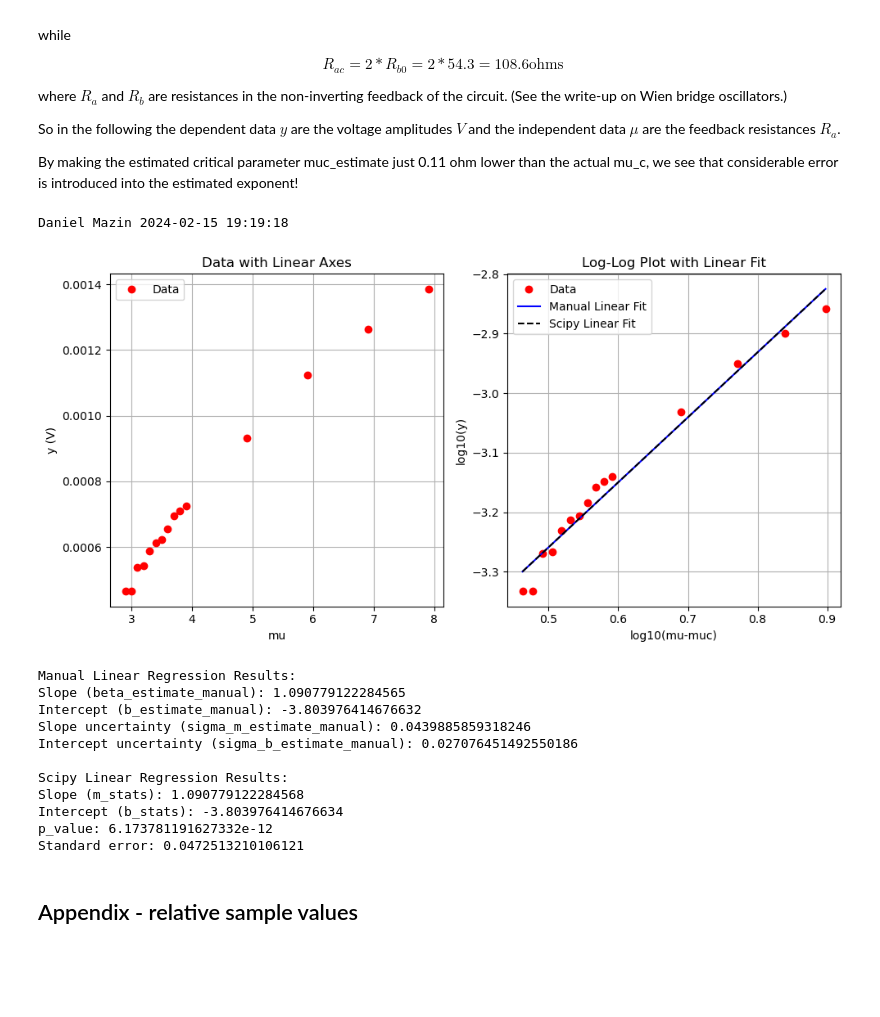
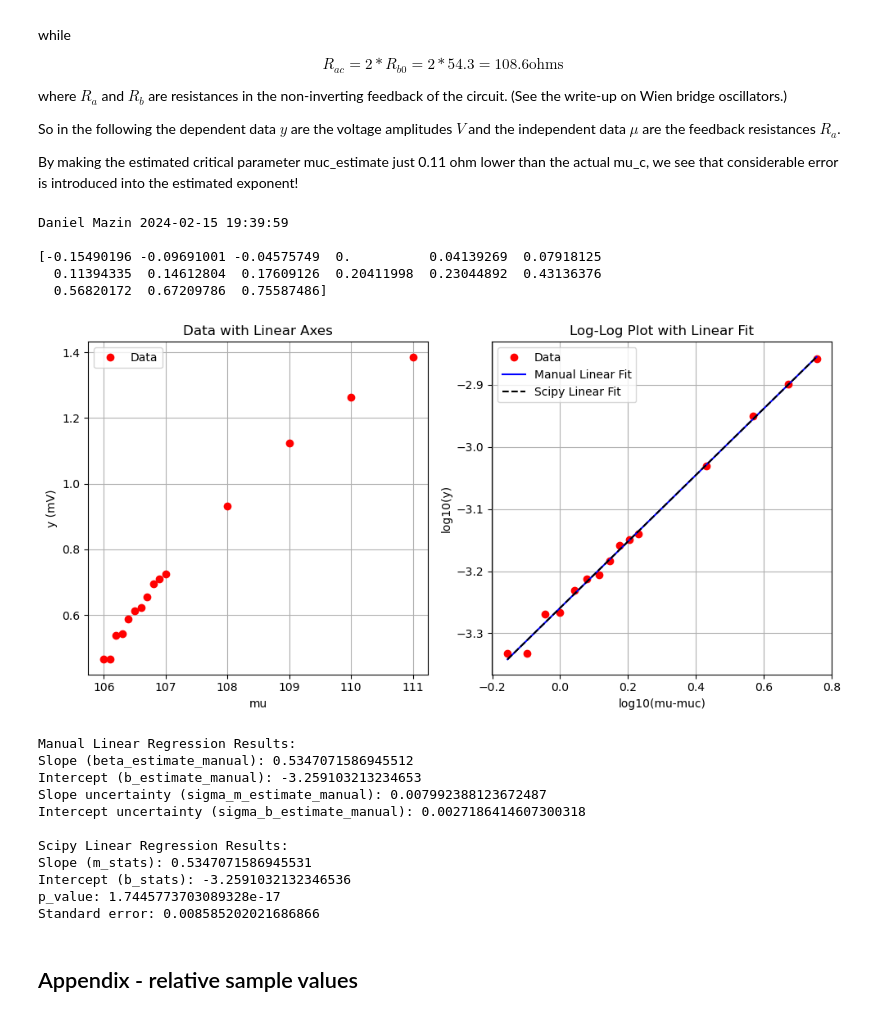
Before and after one commit to MazinDan/NonLinearOscillator, a Jupyter notebook: MessingWithPowerLaws.ipynb, the cells around one changed output. Drawn from its saved outputs; the diff is of its cells as text; code cells hidden in the pictures; blank space fills up the shorter version.

```diff
--- a/MessingWithPowerLaws.ipynb
+++ b/MessingWithPowerLaws.ipynb
@@ -54,13 +54,15 @@ print(my_name, datetime.datetime.now().strftime(time_stamp_format), '\n')
 data = np.loadtxt("Nonlinear-Ave-goofy.csv", delimiter=",", skiprows=1)
 
 # Extract data columns
-mudata = data[:, 0] - 103.1  # Subtracting the critical resistance
+mudata = data[:, 0] - 105.3  # Subtracting the critical resistance
 ydata = data[:, 1] / 1000.0   # Dividing by 1000 to convert from mV to V
 
 # Calculate necessary parameters based on data
 Ndata = len(mudata)
 logmudata = np.log10(mudata)
 logydata = np.log10(ydata)
+
+print (logmudata)
 
 # Perform manual linear regression
 logmuav = np.mean(logmudata)
@@ -84,52 +86,56 @@ plt.figure(figsize=(10, 5))
 
 # Plot the data with linear axes
 plt.subplot(1, 2, 1)
-plt.plot(mudata, ydata, 'ro', label='Data')
+plt.plot(mudata + 105.3, ydata * 1000, 'ro', label='Data')
 plt.xlabel('mu')
-plt.ylabel('y (V)')
+plt.ylabel('y (mV)')
 plt.title('Data with Linear Axes')
 plt.legend()
 plt.grid(True)
 
 # Plot the log-log data with linear fit line
 plt.subplot(1, 2, 2)
 plt.plot(logmudata, logydata, 'ro', label='Data')
 plt.plot(logmudata, m_estimate_manual * logmudata + b_estimate_manual, 'b-', label='Manual Linear Fit')
 plt.plot(logmudata, m_stats * logmudata + b_stats, 'k--', label='Scipy Linear Fit')
 plt.xlabel('log10(mu-muc)')
 plt.ylabel('log10(y)')
 plt.title('Log-Log Plot with Linear Fit')
 plt.legend()
 plt.grid(True)
 
 plt.tight_layout()
 plt.show()
 
 # Output results
 print('Manual Linear Regression Results:')
 print('Slope (beta_estimate_manual):', m_estimate_manual)
 print('Intercept (b_estimate_manual):', b_estimate_manual)
 print('Slope uncertainty (sigma_m_estimate_manual):', sigma_m_estimate_manual)
 print('Intercept uncertainty (sigma_b_estimate_manual):', sigma_b_estimate_manual)
 print('\nScipy Linear Regression Results:')
 print('Slope (m_stats):', m_stats)
 print('Intercept (b_stats):', b_stats)
 print('p_value:', p_value)
 print('Standard error:', std_err)
 # %% [output]
-Daniel Mazin 2024-02-15 19:19:18
+Daniel Mazin 2024-02-15 19:39:59
+
+[-0.15490196 -0.09691001 -0.04575749  0.          0.04139269  0.07918125
+  0.11394335  0.14612804  0.17609126  0.20411998  0.23044892  0.43136376
+  0.56820172  0.67209786  0.75587486]
-[figure, old version]
+[figure, new version]
 Manual Linear Regression Results:
-Slope (beta_estimate_manual): 1.090779122284565
-Intercept (b_estimate_manual): -3.803976414676632
-Slope uncertainty (sigma_m_estimate_manual): 0.0439885859318246
-Intercept uncertainty (sigma_b_estimate_manual): 0.027076451492550186
+Slope (beta_estimate_manual): 0.5347071586945512
+Intercept (b_estimate_manual): -3.259103213234653
+Slope uncertainty (sigma_m_estimate_manual): 0.007992388123672487
+Intercept uncertainty (sigma_b_estimate_manual): 0.0027186414607300318
 
 Scipy Linear Regression Results:
-Slope (m_stats): 1.090779122284568
-Intercept (b_stats): -3.803976414676634
-p_value: 6.173781191627332e-12
-Standard error: 0.0472513210106121
+Slope (m_stats): 0.5347071586945531
+Intercept (b_stats): -3.2591032132346536
+p_value: 1.7445773703089328e-17
+Standard error: 0.008585202021686866
 # %% [markdown]
 ## Appendix - relative sample values
 # %%
```
